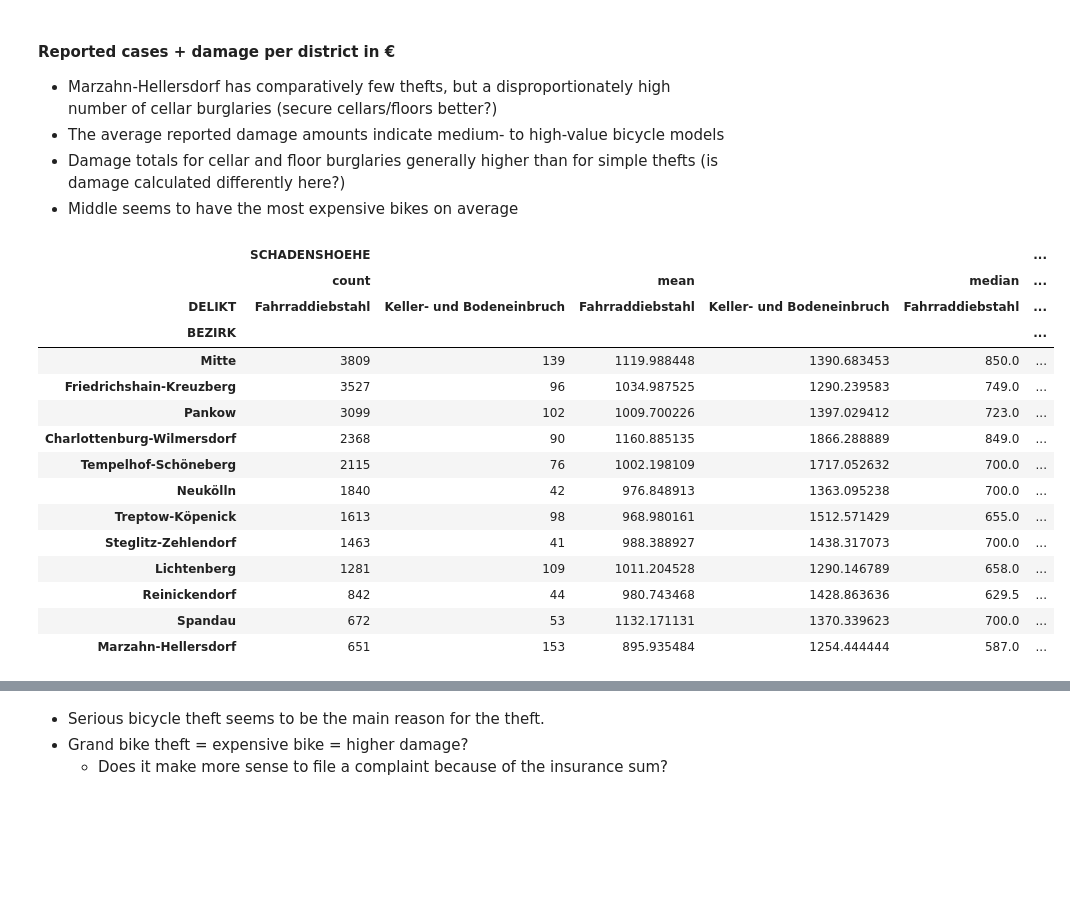
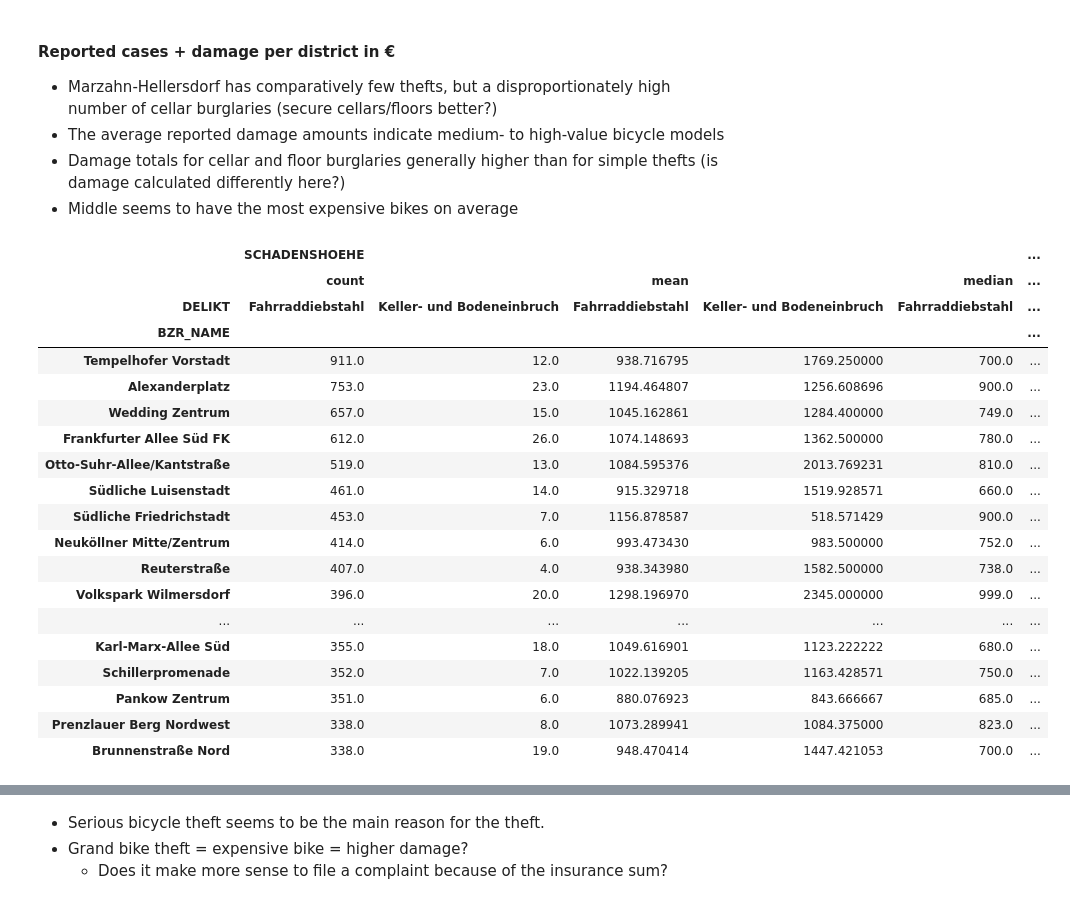
Before and after one commit to adrian-baumann/application_challenge, a Jupyter notebook: exploration.ipynb, the cells around one changed output, grey strips where cells are left out. Saved outputs shown, nothing was run; the diff lists cells and outputs as text; code cells hidden in the pictures; blank space fills up the shorter version.

```diff
--- a/exploration.ipynb
+++ b/exploration.ipynb
@@ -32,7 +54,7 @@ lor_ort_dtypes = {
 
 lor_bzr_dtypes = {
     "BZR_ID": "object",
-    "BZR_NAME": "object",
+    "BZR_NAME": "str",
     "BEZ": "object",
     "GROESSE_m2": "float64",
 }
@@ -41,6 +63,12 @@ path = Path().parent.absolute()
 bike_path = path / "data" / "Fahrraddiebstahl.csv"
 lor_ort_path = path / "data" / "lor_ortsteile.csv"
 lor_bzr_path = path / "data" / "lor_bezirksregionen_2021.csv"
+# geojson_path = path / "data" / "bezirksgrenzen.geojson"
+geojson_path = path / "data" / "lor_bezirksregionen.geojson"
+
+
+with open(geojson_path, "r") as file:
+    districts = json.load(file)
 
 
 with open(bike_path, "rb") as file:
@@ -91,8 +119,8 @@ bike_data.rename(columns={
 # lor_ort_data.info()
 # lor_bez_data.info()
 # %%
-merged_df = bike_data.merge(lor_bzr_data, how="left", on="BZR_ID")
-merged_df = merged_df.merge(lor_ort_data, how="left", on="BEZ")
+merged_df = bike_data.merge(lor_bzr_data, how="right", on="BZR_ID")
+merged_df = merged_df.merge(lor_ort_data, how="right", on="BEZ")
 merged_df = merged_df.drop_duplicates()
 del (
     bike_data,
@@ -195,25 +224,29 @@ merged_df.groupby(["DELIKT"], dropna=False).agg(
 - Middle seems to have the most expensive bikes on average
 # %%
 merged_df.pivot_table(
-    index="BEZIRK",
+    index="BZR_NAME",
     columns="DELIKT",
     aggfunc={"SCHADENSHOEHE": ["count", "sum", "median", "mean"]},
     dropna=False,
-).sort_values(by=("SCHADENSHOEHE", "count", "Fahrraddiebstahl"), ascending=False)
+).sort_values(by=("SCHADENSHOEHE", "count", "Fahrraddiebstahl"), ascending=False).head(20)
 # %% [output]
 |  | SCHADENSHOEHE |  |  |  |  | ... |
 |  | count |  | mean |  | median | ... |
 | DELIKT | Fahrraddiebstahl | Keller- und Bodeneinbruch | Fahrraddiebstahl | Keller- und Bodeneinbruch | Fahrraddiebstahl | ... |
-| BEZIRK |  |  |  |  |  | ... |
-| Mitte | 3809 | 139 | 1119.988448 | 1390.683453 | 850.0 | ... |
-| Friedrichshain-Kreuzberg | 3527 | 96 | 1034.987525 | 1290.239583 | 749.0 | ... |
-| Pankow | 3099 | 102 | 1009.700226 | 1397.029412 | 723.0 | ... |
-| Charlottenburg-Wilmersdorf | 2368 | 90 | 1160.885135 | 1866.288889 | 849.0 | ... |
-| Tempelhof-Schöneberg | 2115 | 76 | 1002.198109 | 1717.052632 | 700.0 | ... |
-| Neukölln | 1840 | 42 | 976.848913 | 1363.095238 | 700.0 | ... |
-| Treptow-Köpenick | 1613 | 98 | 968.980161 | 1512.571429 | 655.0 | ... |
-| Steglitz-Zehlendorf | 1463 | 41 | 988.388927 | 1438.317073 | 700.0 | ... |
-| Lichtenberg | 1281 | 109 | 1011.204528 | 1290.146789 | 658.0 | ... |
-| Reinickendorf | 842 | 44 | 980.743468 | 1428.863636 | 629.5 | ... |
-| Spandau | 672 | 53 | 1132.171131 | 1370.339623 | 700.0 | ... |
-| Marzahn-Hellersdorf | 651 | 153 | 895.935484 | 1254.444444 | 587.0 | ... |
+| BZR_NAME |  |  |  |  |  | ... |
+| Tempelhofer Vorstadt | 911.0 | 12.0 | 938.716795 | 1769.250000 | 700.0 | ... |
+| Alexanderplatz | 753.0 | 23.0 | 1194.464807 | 1256.608696 | 900.0 | ... |
+| Wedding Zentrum | 657.0 | 15.0 | 1045.162861 | 1284.400000 | 749.0 | ... |
+| Frankfurter Allee Süd FK | 612.0 | 26.0 | 1074.148693 | 1362.500000 | 780.0 | ... |
+| Otto-Suhr-Allee/Kantstraße | 519.0 | 13.0 | 1084.595376 | 2013.769231 | 810.0 | ... |
+| Südliche Luisenstadt | 461.0 | 14.0 | 915.329718 | 1519.928571 | 660.0 | ... |
+| Südliche Friedrichstadt | 453.0 | 7.0 | 1156.878587 | 518.571429 | 900.0 | ... |
+| Neuköllner Mitte/Zentrum | 414.0 | 6.0 | 993.473430 | 983.500000 | 752.0 | ... |
+| Reuterstraße | 407.0 | 4.0 | 938.343980 | 1582.500000 | 738.0 | ... |
+| Volkspark Wilmersdorf | 396.0 | 20.0 | 1298.196970 | 2345.000000 | 999.0 | ... |
+| ... | ... | ... | ... | ... | ... | ... |
+| Karl-Marx-Allee Süd | 355.0 | 18.0 | 1049.616901 | 1123.222222 | 680.0 | ... |
+| Schillerpromenade | 352.0 | 7.0 | 1022.139205 | 1163.428571 | 750.0 | ... |
+| Pankow Zentrum | 351.0 | 6.0 | 880.076923 | 843.666667 | 685.0 | ... |
+| Prenzlauer Berg Nordwest | 338.0 | 8.0 | 1073.289941 | 1084.375000 | 823.0 | ... |
+| Brunnenstraße Nord | 338.0 | 19.0 | 948.470414 | 1447.421053 | 700.0 | ... |
```
Also changed, not shown: parts of 15 cells of this notebook, 2 other files.
